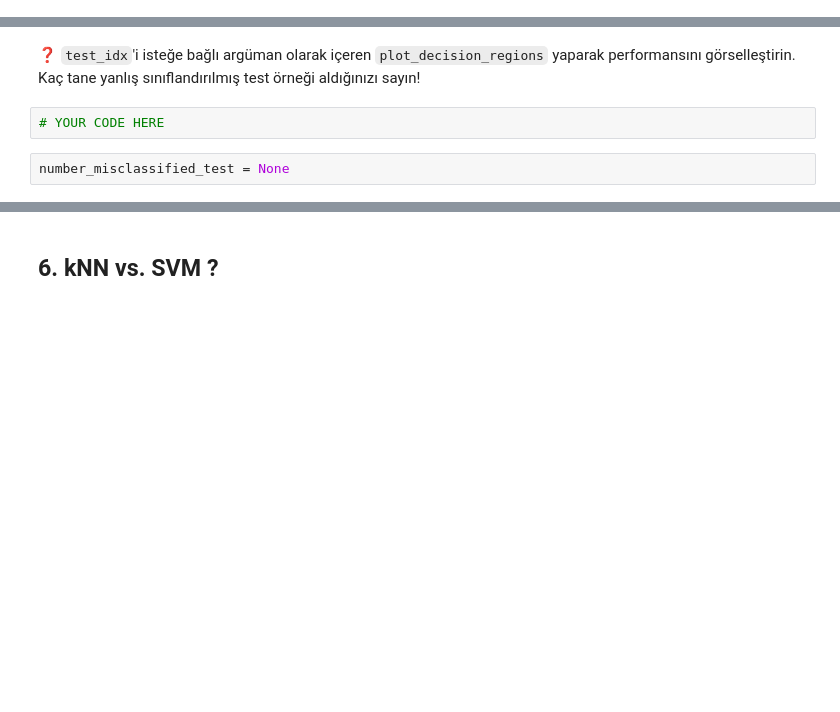
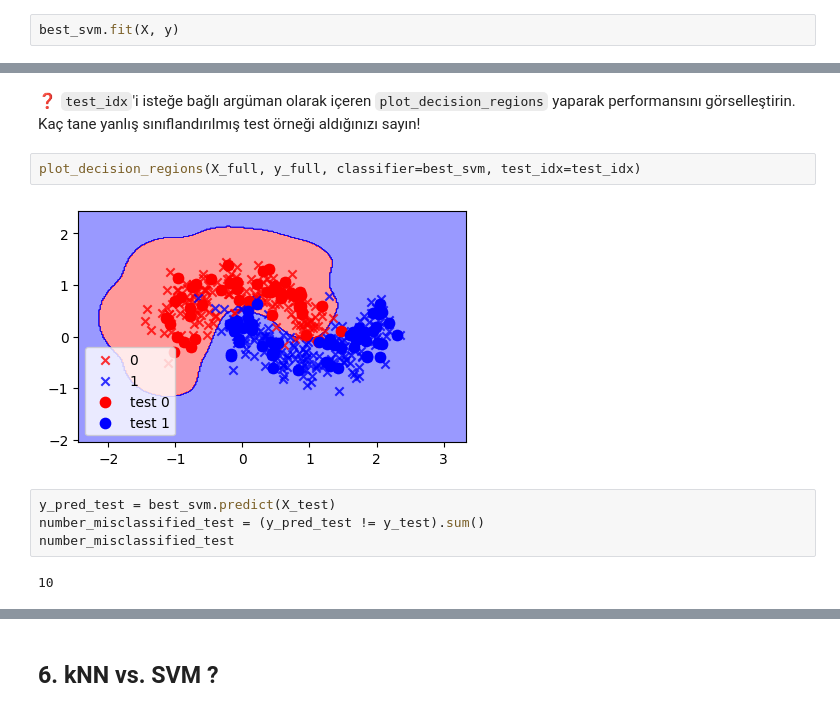
Before and after one commit to kaanaydin02/S16D5-S-data-svm, a Jupyter notebook: SVM.ipynb, the cells around one changed output, grey strips where cells are left out. Drawn from its saved outputs; the diff is of its cells as text; blank space fills up the shorter version.

```diff
--- a/SVM.ipynb
+++ b/SVM.ipynb
@@ -530,0 +529,2 @@ git push origin master
+# %%
+best_svm.fit(X, y)
@@ -541,7 +543,13 @@ test_idx = np.arange(n,n+n_test)
 # %% [markdown]
 ❓ `test_idx`'i isteğe bağlı argüman olarak içeren `plot_decision_regions` yaparak performansını görselleştirin.
 Kaç tane yanlış sınıflandırılmış test örneği aldığınızı sayın!
-# %%
-# YOUR CODE HERE
-# %%
-number_misclassified_test = None
+# %%
+plot_decision_regions(X_full, y_full, classifier=best_svm, test_idx=test_idx)
+# %% [output]
+[figure, added]
+# %%
+y_pred_test = best_svm.predict(X_test)
+number_misclassified_test = (y_pred_test != y_test).sum()
+number_misclassified_test
+# %% [output]
+10
```
Also changed, not shown: parts of 4 cells of this notebook, 1 other file.
